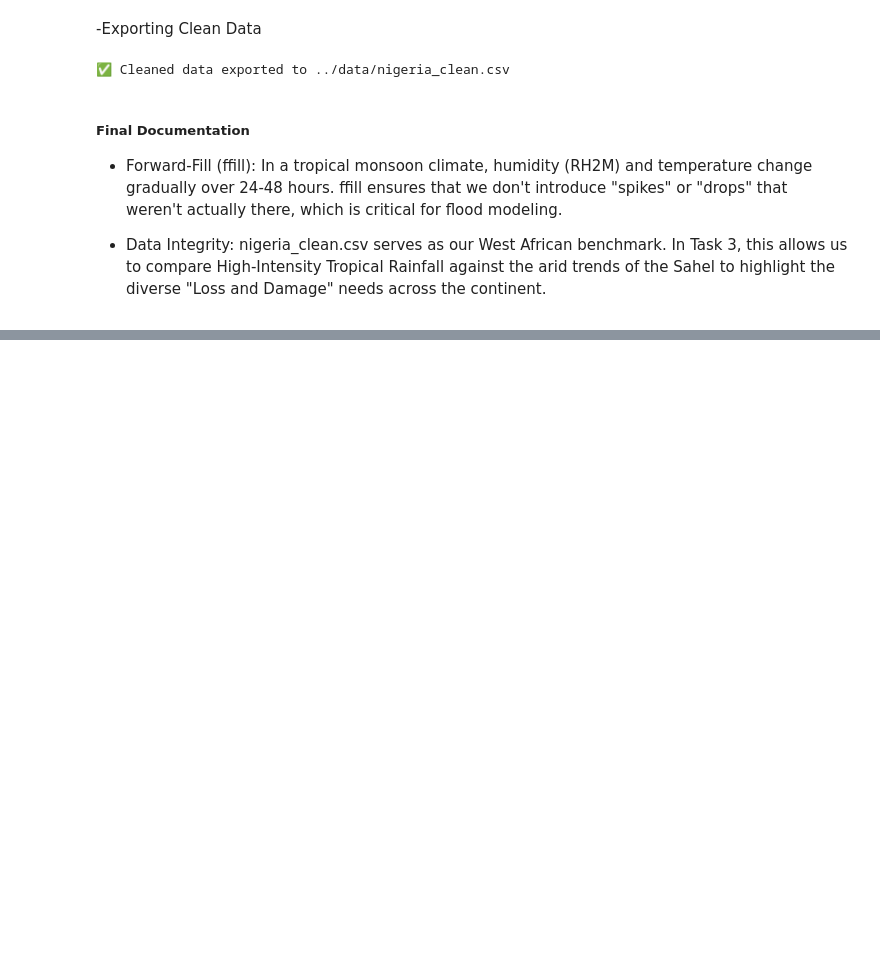
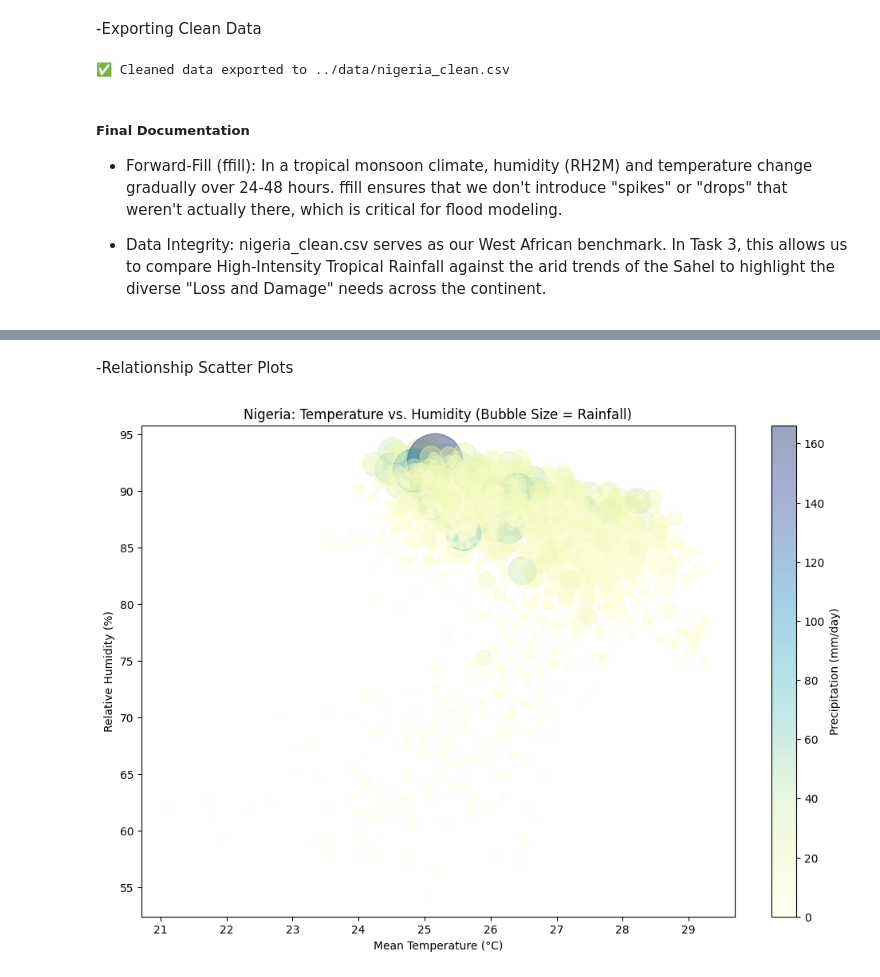
Before and after one commit to hk12214/climate-challenge-week0, a Jupyter notebook: notebooks/nigeria_eda.ipynb, the cells around one changed output, grey strips where cells are left out. Drawn from its saved outputs; the diff is of its cells as text; code cells hidden in the pictures; blank space fills up the shorter version.

```diff
--- a/notebooks/nigeria_eda.ipynb
+++ b/notebooks/nigeria_eda.ipynb
@@ -176,0 +261,25 @@ print(f"✅ Cleaned data exported to {output_path}")
+# %% [markdown]
+-Relationship Scatter Plots
+# %%
+plt.figure(figsize=(12, 8))
+
+# Scale bubbles for Nigeria's high-intensity rain
+bubble_size = (df['PRECTOTCORR'] + 1) * 15
+
+scatter = plt.scatter(
+    data=df,
+    x='T2M',
+    y='RH2M',
+    s=bubble_size,
+    alpha=0.4,
+    c='PRECTOTCORR',
+    cmap='YlGnBu'
+)
+
+plt.colorbar(scatter, label='Precipitation (mm/day)')
+plt.title('Nigeria: Temperature vs. Humidity (Bubble Size = Rainfall)')
+plt.xlabel('Mean Temperature (°C)')
+plt.ylabel('Relative Humidity (%)')
+plt.show()
+# %% [output]
+[figure, added]
```
Also changed, not shown: parts of 17 cells of this notebook.
